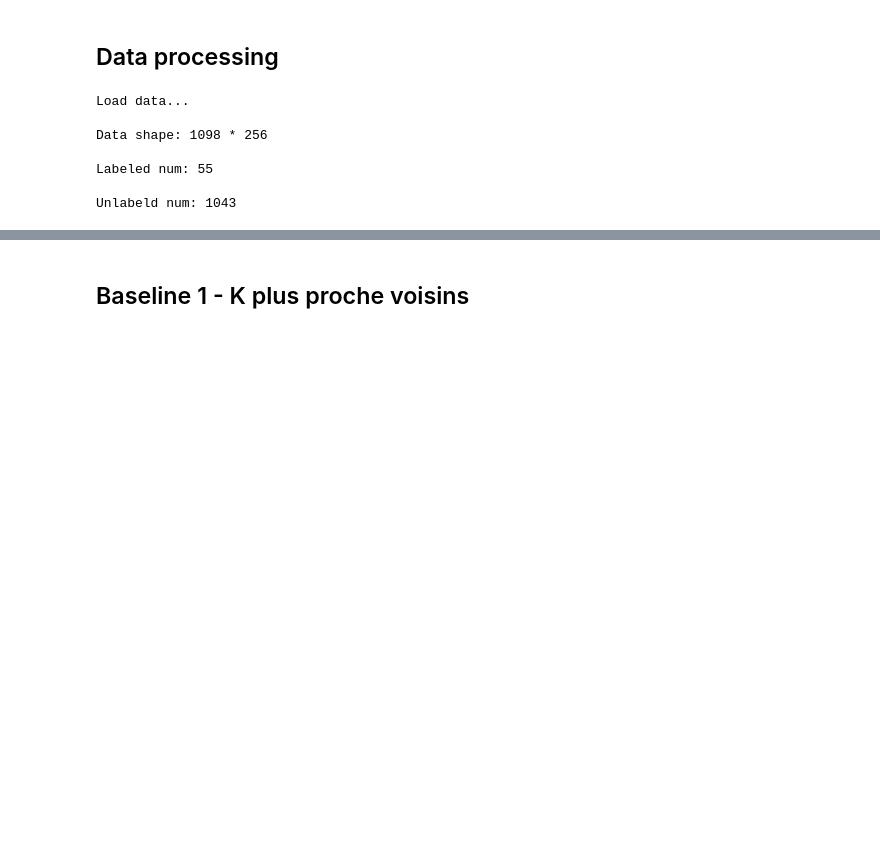
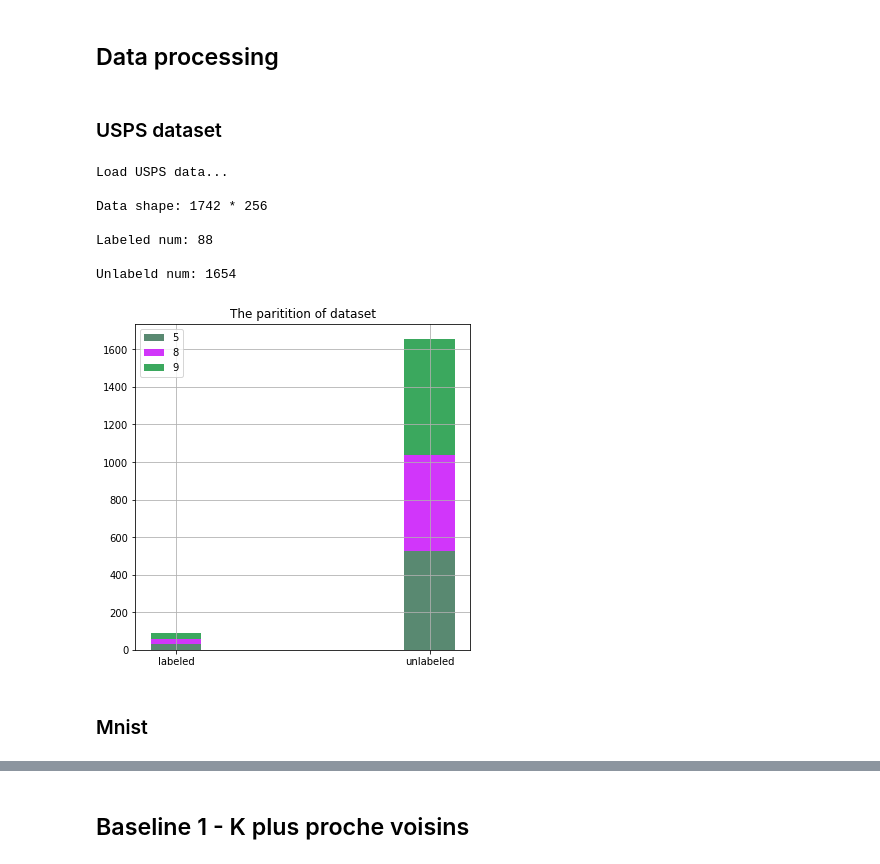
Before and after one commit to quentin-duchemin/Projet_MALAP, a Jupyter notebook: Projet.ipynb, the cells around one changed output, grey strips where cells are left out. Saved outputs shown, nothing was run; the diff lists cells and outputs as text; code cells hidden in the pictures; blank space fills up the shorter version.

Commit message:
add mnist dataset and figures

```diff
--- a/Projet.ipynb
+++ b/Projet.ipynb
@@ -30,41 +31,70 @@ def get_usps(l,datax,datay):
 
 def show_usps(data):
     plt.imshow(data.reshape((16,16)),interpolation="nearest",cmap="gray")
+
+xusps,yusps = load_usps("datas/usps/USPS_train.txt")
 # %% [markdown]
 ## Data processing
+# %%
+def analyse_data(y, L):
+    label_L, count_L = np.unique(y[:L], return_counts=True)
+    label_U, count_U = np.unique(y[L:], return_counts=True)
+
+
+    if np.any(label_L != label_U):
+        print("Test data has unknown labels. Please re-select again.")
+        return
+
+    colors = np.random.rand(len(label_L), 3,1)
+    plt.figure(figsize=(6, 6))
+
+    for i, label in enumerate(label_L):
+        plt.bar(1.5, count_L[i], width=0.3, bottom=np.sum(count_L[:i]), alpha=0.8, color=colors[i], label = str(label))
+        plt.bar(3, count_U[i], width=0.3, bottom=np.sum(count_U[:i]), alpha=0.8, color=colors[i])
+
+    plt.title("The paritition of dataset")
+    plt.xticks([1.5, 3], ['labeled', 'unlabeled'])
+    plt.grid()
+    plt.legend()
+    plt.show()
+# %% [markdown]
+### USPS dataset
 # %%
 # Définition de la base d'apprentissage
-xuspstrain,yuspstrain = load_usps("datas/usps/USPS_train.txt")
-xuspstrain,yuspstrain = get_usps([5, 8],xuspstrain,yuspstrain)
+xuspstrain,yuspstrain = get_usps([5, 8, 9],xusps,yusps)
 data = xuspstrain
 (n,m) = np.shape(data)
 
 # shuffle data
 idx = np.random.permutation(n)
 data = data[idx]
 yuspstrain = yuspstrain[idx]
 
 # Pourcentage de la base d'apprentissage non étiquettée
 percent_u = 95./100.
 # nombre de données non étiquettées
 U = int(percent_u * n)
 # nombre de données étiquettées
 L =  n-U
 
 # étiquettes connues
 labels = yuspstrain[:L]
 # étiquettes à prédire
 labpredire = yuspstrain[L:]
 
-print("Load data...\n")
+print("Load USPS data...\n")
 print("Data shape: %d * %d" % data.shape)
 print("\nLabeled num: %d" % L)
 print("\nUnlabeld num: %d" % U)
+analyse_data(yuspstrain, L)
 # %% [output]
-Load data...
+Load USPS data...
 
-Data shape: 1098 * 256
+Data shape: 1742 * 256
 
-Labeled num: 55
+Labeled num: 88
 
-Unlabeld num: 1043
+Unlabeld num: 1654
+[figure, added]
+# %% [markdown]
+### Mnist
```
Also changed, not shown: parts of 18 cells of this notebook, 4 other files.
